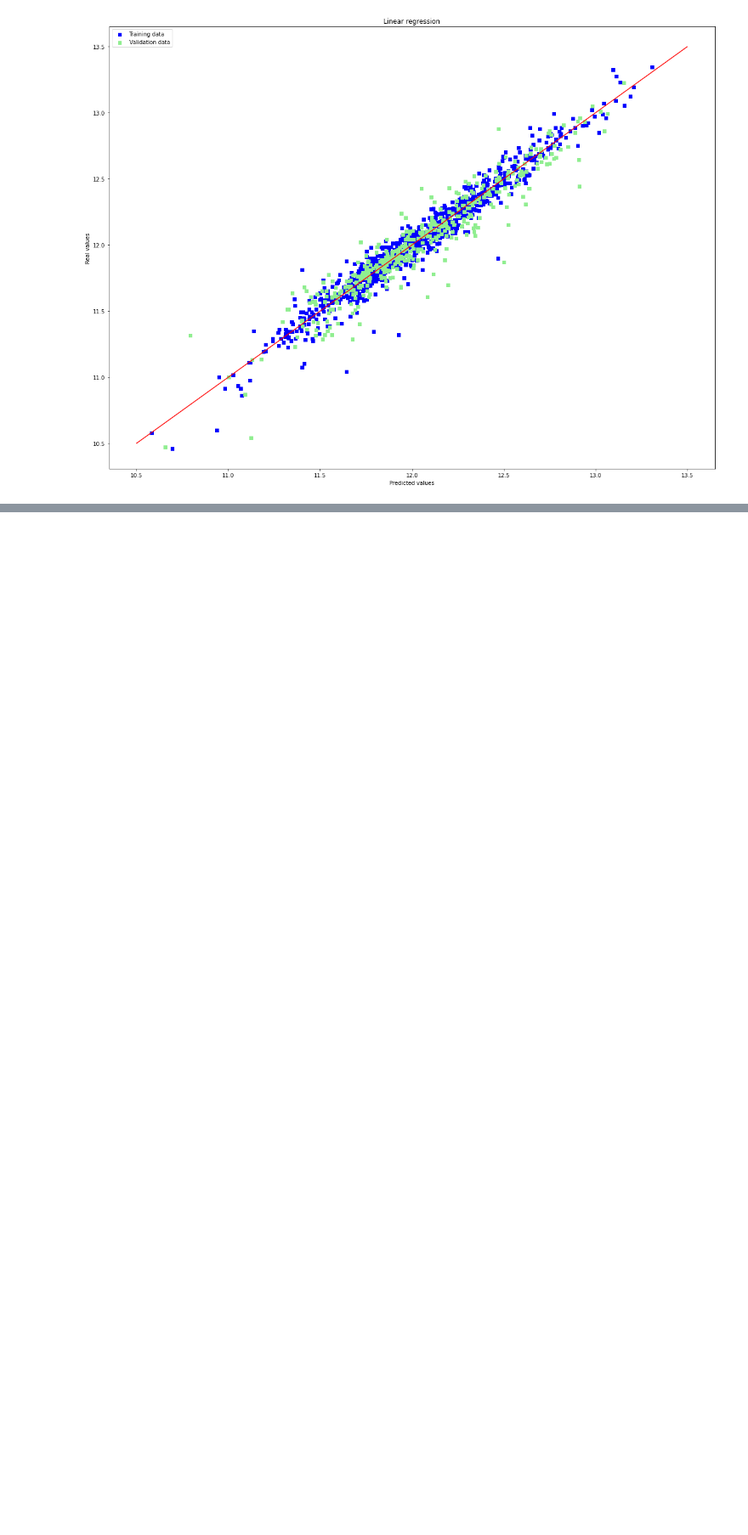
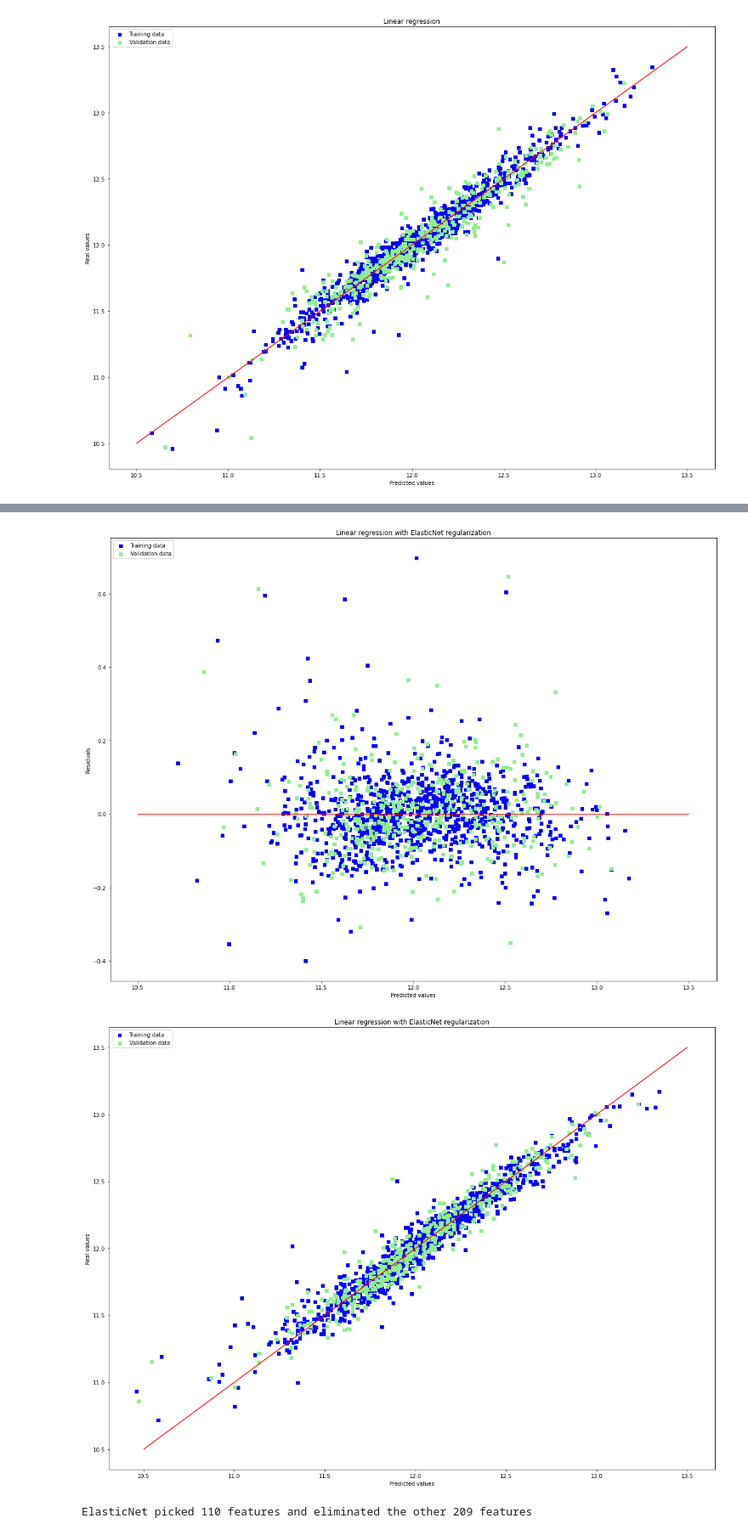
Before and after one commit to onyoo/house_price_prediction, a Jupyter notebook: tutorial.ipynb, the cells around one changed output, grey strips where cells are left out. Shown: that part at 85% size. Drawn from its saved outputs; the diff is of its cells as text; code cells hidden in the pictures; blank space fills up the shorter version.

```diff
--- a/tutorial.ipynb
+++ b/tutorial.ipynb
@@ -541,0 +671,73 @@ RMSE on Test set : 0.41376578737514214
+# %%
+# 4* ElasticNet
+elasticNet = ElasticNetCV(l1_ratio = [0.1, 0.3, 0.5, 0.6, 0.7, 0.8, 0.85, 0.9, 0.95, 1],
+                          alphas = [0.0001, 0.0003, 0.0006, 0.001, 0.003, 0.006,
+                                    0.01, 0.03, 0.06, 0.1, 0.3, 0.6, 1, 3, 6],
+                          max_iter = 50000, cv = 10)
+elasticNet.fit(X_train, y_train)
+alpha = elasticNet.alpha_
+ratio = elasticNet.l1_ratio_
+print("Best l1_ratio :", ratio)
+print("Best alpha :", alpha )
+
+print("Try again for more precision with l1_ratio centered around " + str(ratio))
+elasticNet = ElasticNetCV(l1_ratio = [ratio * .85, ratio * .9, ratio * .95, ratio, ratio * 1.05, ratio * 1.1, ratio * 1.15],
+                          alphas = [0.0001, 0.0003, 0.0006, 0.001, 0.003, 0.006, 0.01, 0.03, 0.06, 0.1, 0.3, 0.6, 1, 3, 6],
+                          max_iter = 50000, cv = 10)
+elasticNet.fit(X_train, y_train)
+if (elasticNet.l1_ratio_ > 1):
+    elasticNet.l1_ratio_ = 1
+alpha = elasticNet.alpha_
+ratio = elasticNet.l1_ratio_
+print("Best l1_ratio :", ratio)
+print("Best alpha :", alpha )
+
+print("Now try again for more precision on alpha, with l1_ratio fixed at " + str(ratio) +
+      " and alpha centered around " + str(alpha))
+elasticNet = ElasticNetCV(l1_ratio = ratio,
+                          alphas = [alpha * .6, alpha * .65, alpha * .7, alpha * .75, alpha * .8, alpha * .85, alpha * .9,
+                                    alpha * .95, alpha, alpha * 1.05, alpha * 1.1, alpha * 1.15, alpha * 1.25, alpha * 1.3,
+                                    alpha * 1.35, alpha * 1.4],
+                          max_iter = 50000, cv = 10)
+elasticNet.fit(X_train, y_train)
+if (elasticNet.l1_ratio_ > 1):
+    elasticNet.l1_ratio_ = 1
+alpha = elasticNet.alpha_
+ratio = elasticNet.l1_ratio_
+print("Best l1_ratio :", ratio)
+print("Best alpha :", alpha )
+
+print("ElasticNet RMSE on Training set :", rmse_cv_train(elasticNet).mean())
+print("ElasticNet RMSE on Test set :", rmse_cv_test(elasticNet).mean())
+y_train_ela = elasticNet.predict(X_train)
+y_test_ela = elasticNet.predict(X_test)
+
+# Plot residuals
+plt.scatter(y_train_ela, y_train_ela - y_train, c = "blue", marker = "s", label = "Training data")
+plt.scatter(y_test_ela, y_test_ela - y_test, c = "lightgreen", marker = "s", label = "Validation data")
+plt.title("Linear regression with ElasticNet regularization")
+plt.xlabel("Predicted values")
+plt.ylabel("Residuals")
+plt.legend(loc = "upper left")
+plt.hlines(y = 0, xmin = 10.5, xmax = 13.5, color = "red")
+plt.show()
+
+# Plot predictions
+plt.scatter(y_train, y_train_ela, c = "blue", marker = "s", label = "Training data")
+plt.scatter(y_test, y_test_ela, c = "lightgreen", marker = "s", label = "Validation data")
+plt.title("Linear regression with ElasticNet regularization")
+plt.xlabel("Predicted values")
+plt.ylabel("Real values")
+plt.legend(loc = "upper left")
+plt.plot([10.5, 13.5], [10.5, 13.5], c = "red")
+plt.show()
+
+# Plot important coefficients
+coefs = pd.Series(elasticNet.coef_, index = X_train.columns)
+print("ElasticNet picked " + str(sum(coefs != 0)) + " features and eliminated the other " +  str(sum(coefs == 0)) + " features")
+imp_coefs = pd.concat([coefs.sort_values().head(10),
+                     coefs.sort_values().tail(10)])
+imp_coefs.plot(kind = "barh")
+plt.title("Coefficients in the ElasticNet Model")
+plt.show()
+# %% [output]
@@ -541,0 +754,3 @@ RMSE on Test set : 0.41376578737514214
+[figure, added]
+[figure, added]
+ElasticNet picked 110 features and eliminated the other 209 features
```
Also changed, not shown: parts of 6 cells of this notebook.
